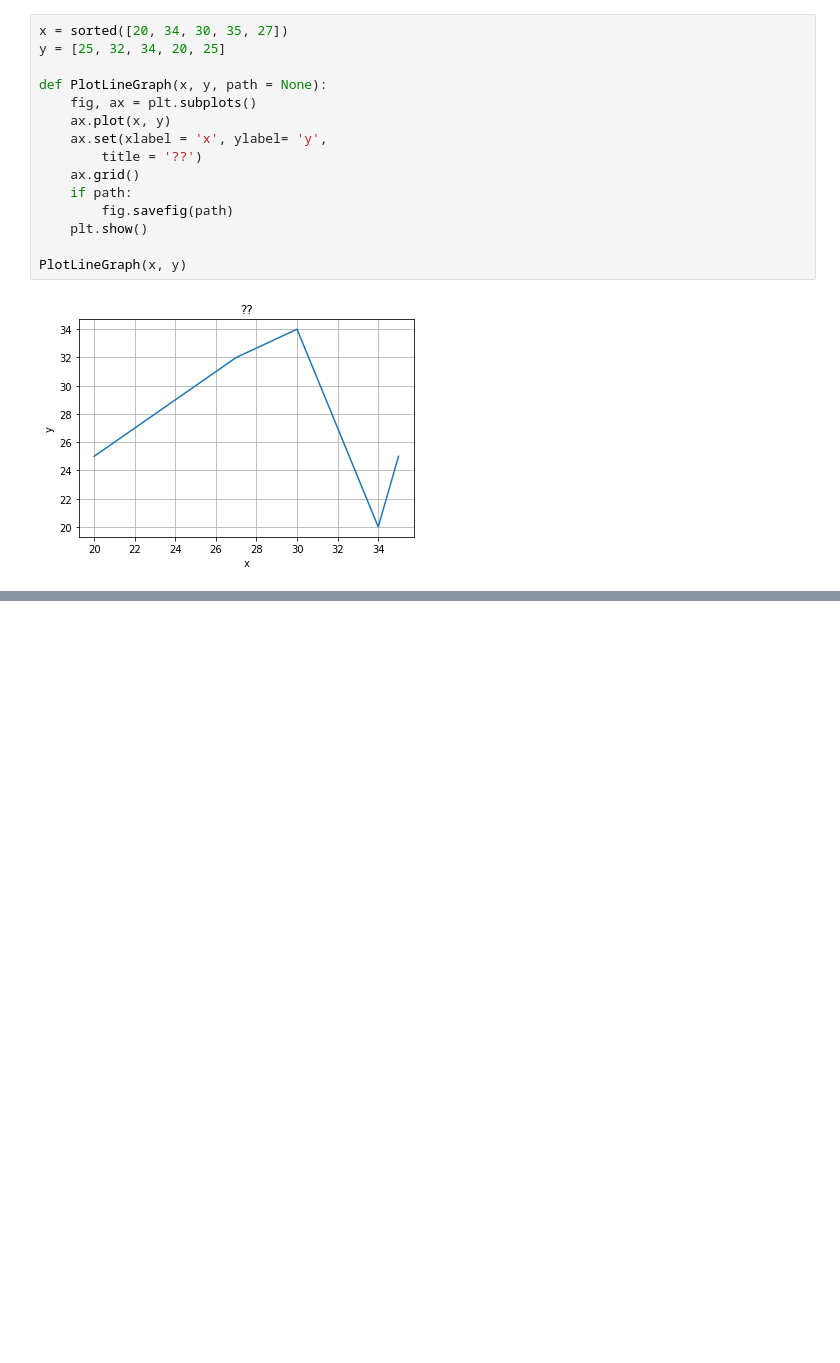
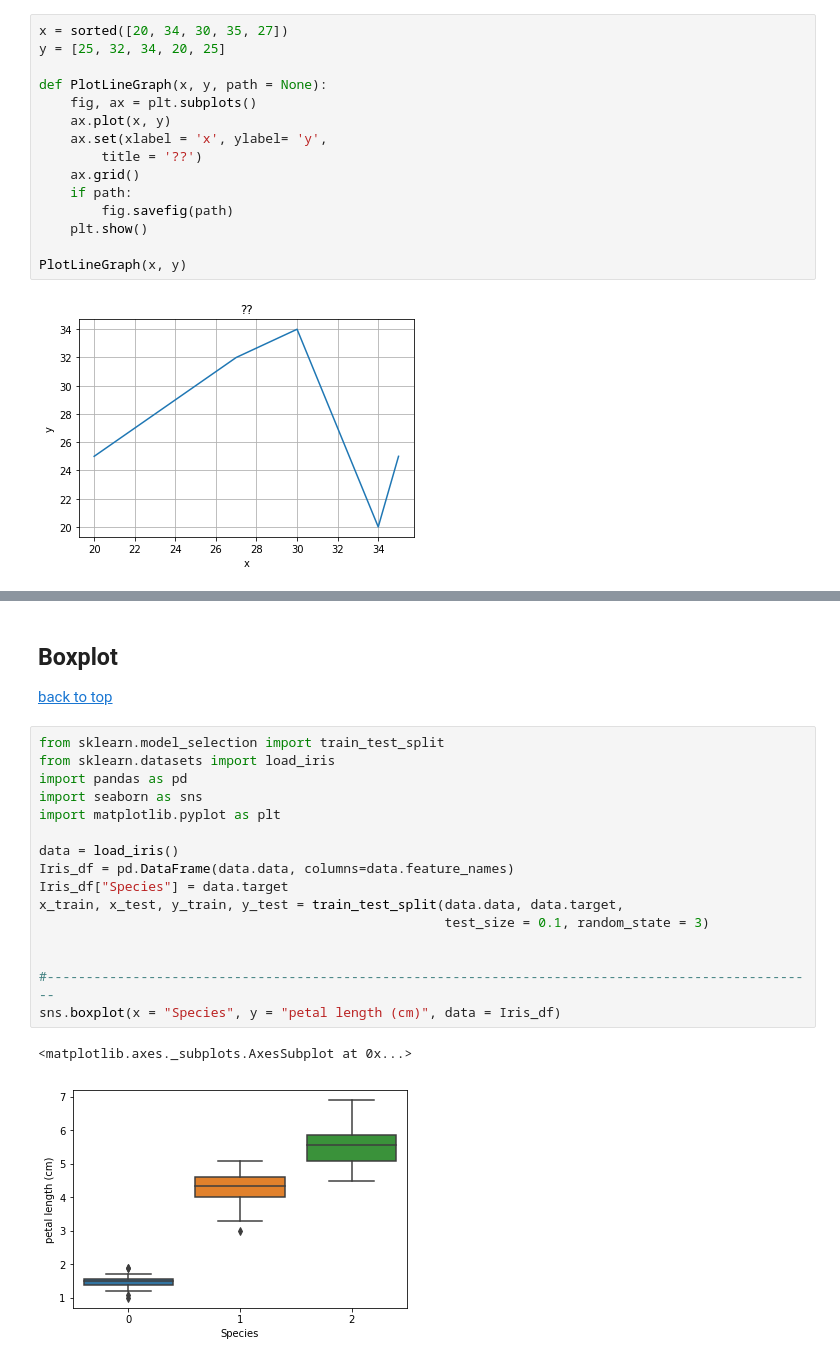
Before and after one commit to y2236li/Personal-Library, a Jupyter notebook: Drawing Library Python.ipynb, the cells around one changed output, grey strips where cells are left out. Saved outputs shown, nothing was run; the diff lists cells and outputs as text; blank space fills up the shorter version.

```diff
--- a/Drawing Library Python.ipynb
+++ b/Drawing Library Python.ipynb
@@ -92,0 +122,25 @@ PlotLineGraph(x, y)
+# %% [markdown]
+## Boxplot<a name="Boxplot">
+</a>
+
+
+[back to top](#backtotop)
+# %%
+from sklearn.model_selection import train_test_split
+from sklearn.datasets import load_iris
+import pandas as pd
+import seaborn as sns
+import matplotlib.pyplot as plt
+
+data = load_iris()
+Iris_df = pd.DataFrame(data.data, columns=data.feature_names)
+Iris_df["Species"] = data.target
+x_train, x_test, y_train, y_test = train_test_split(data.data, data.target,
+                                                    test_size = 0.1, random_state = 3)
+
+
+#---------------------------------------------------------------------------------------------------
+sns.boxplot(x = "Species", y = "petal length (cm)", data = Iris_df)
+# %% [output]
+<matplotlib.axes._subplots.AxesSubplot at 0x...>
+[figure, added]
```
Also changed, not shown: parts of 3 cells of this notebook.
